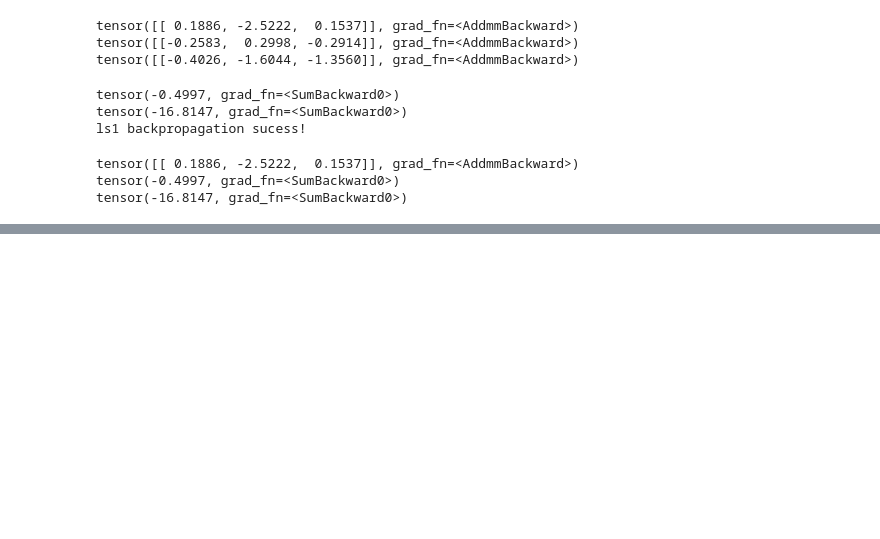
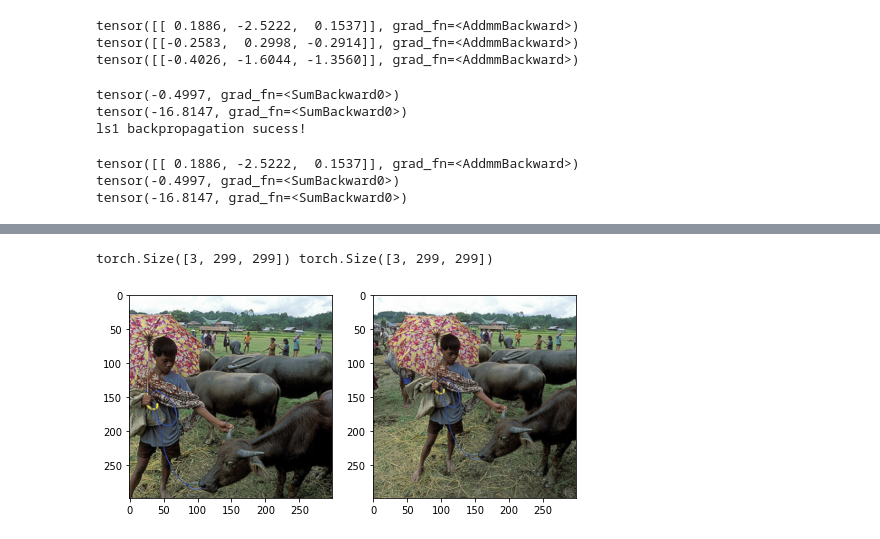
Before and after one commit to mshaikh2/MMRL, a Jupyter notebook: code/Notes.ipynb, the cells around one changed output, grey strips where cells are left out. Drawn from its saved outputs; the diff is of its cells as text; code cells hidden in the pictures; blank space fills up the shorter version.

```diff
--- a/code/Notes.ipynb
+++ b/code/Notes.ipynb
@@ -458,0 +616,20 @@ RuntimeError: Trying to backward through the graph a second time, but the saved
+# %%
+MAX_DIM = 299
+
+test_tf = tf.Compose([
+#     tf.ColorJitter(brightness=[0.85, 1.2], contrast=[
+#                               0.9, 1.15], saturation=[0.85, 1.2]),
+#     tf.Resize(int(MAX_DIM)),
+#     tf.RandomCrop(MAX_DIM),
+    tf.RandomResizedCrop(MAX_DIM, scale=(0.49, 0.51), ratio=(0.99, 1.01)),
+    tf.RandomHorizontalFlip(),
+    tf.ToTensor(),
+    tf.Normalize((0.5, 0.5, 0.5), (0.5, 0.5, 0.5)),
+])
+
+center_tf = tf.Compose([
+    tf.Resize(int(MAX_DIM)),
+    tf.CenterCrop(MAX_DIM),
+    tf.ToTensor(),
+    tf.Normalize((0.5, 0.5, 0.5), (0.5, 0.5, 0.5)),
+])
@@ -458,0 +649,17 @@ RuntimeError: Trying to backward through the graph a second time, but the saved
+# %%
+img1 = test_tf(img)
+img2 = center_tf(img)
+print(img1.shape, img2.shape)
+
+# print(img[i].min(), img[i].max())
+fig = plt.figure(figsize=(8, 8))
+fig.add_subplot(1,2,1)
+plt.imshow((img1.numpy().transpose((1,2,0)) - img1.min().numpy()) / (img1.max() - img1.min()).numpy())
+fig.add_subplot(1,2,2)
+plt.imshow((img2.numpy().transpose((1,2,0)) - img2.min().numpy()) / (img2.max() - img2.min()).numpy())
+# fig.add_subplot(1,3,3)
+# plt.imshow(mask.numpy().astype(int))
+plt.show()
+# %% [output]
+torch.Size([3, 299, 299]) torch.Size([3, 299, 299])
+[figure, added]
```
Also changed, not shown: parts of 38 cells of this notebook, 10 other files.
